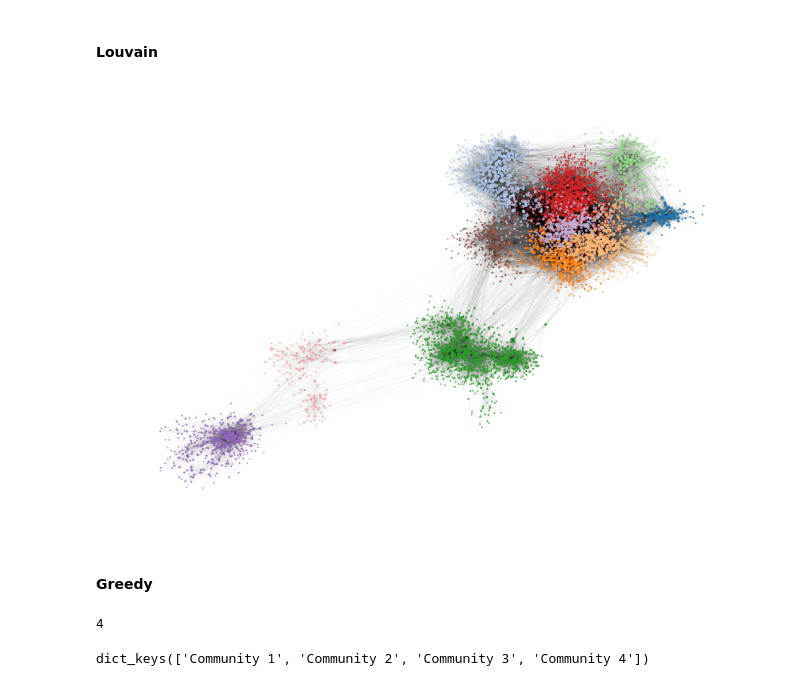
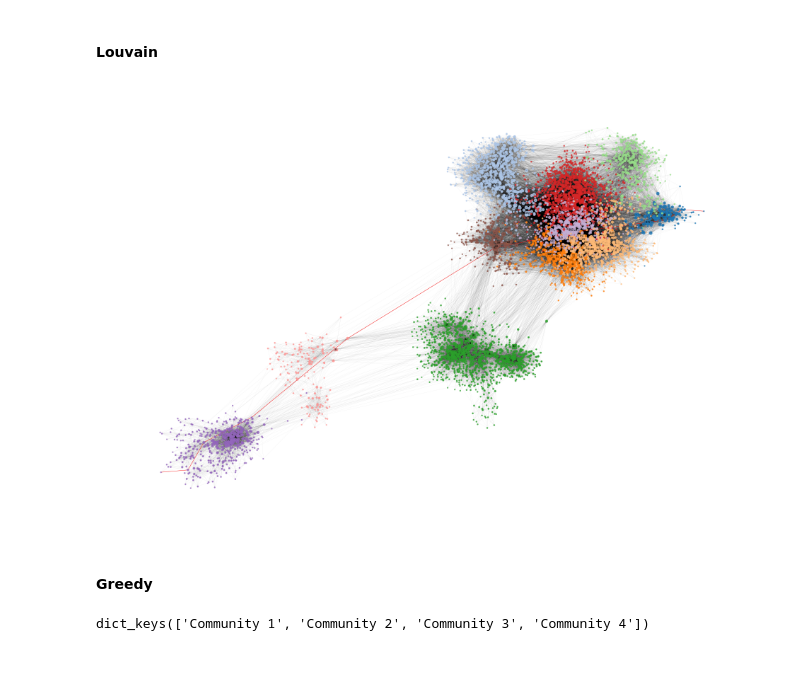
Before and after one commit to mateocarpio/Uncovering-Organizational-Structures-Through-Facebook-Friendship-Networks, a Jupyter notebook: Analizer.ipynb, the cells around one changed output. Cells and saved outputs as stored; diff of their text form; code cells hidden in the pictures.

```diff
--- a/Analizer.ipynb
+++ b/Analizer.ipynb
@@ -908,24 +785,0 @@ plt.show()
-# %%
-# Fit distributions
-k_values_fit = np.linspace(min(k_values), max(k_values), 100)  # Fit range
-
-
-# Power-law fit
-alpha, loc, scale = stats.powerlaw.fit(n_k, floc=0)
-powerlaw_cdf = stats.powerlaw.cdf(k_values_fit, alpha, loc=loc, scale=scale)
-
-# Exponential fit
-lambda_exp = stats.expon.fit(n_k, floc=0)
-exponential_cdf = stats.expon.cdf(k_values_fit, *lambda_exp)
-
-# Log-normal fit
-shape, loc, scale = stats.lognorm.fit(n_k, floc=0)
-lognormal_cdf = stats.lognorm.cdf(k_values_fit, shape, loc=loc, scale=scale)
-
-# Gaussian (Normal) fit
-mu_gaussian, sigma_gaussian = np.mean(n_k), np.std(n_k)
-gaussian_cdf = stats.norm.cdf(k_values_fit, loc=mu_gaussian, scale=sigma_gaussian)
-
-# Weibull fit
-shape_w, loc_w, scale_w = stats.weibull_min.fit(n_k, floc=0)
-weibull_cdf = stats.weibull_min.cdf(k_values_fit, shape_w, loc=loc_w, scale=scale_w)
@@ -1905,30 +1565,36 @@ pos2 = get_community_layout(G, communities_louvain,pos1)
 # %%
 # Drawing
 plt.figure(figsize=(12, 8))
 # pos = nx.spring_layout(G, seed=42)
 # nx.draw_networkx_nodes(G, pos1, node_color=node_colors, node_size=node_sizes, alpha=0.8)
 
 # Draw nodes with different shapes
 for shape in set(node_shapes.values()):
     nodes_to_draw = [node for node in G.nodes() if node_shapes[node] == shape]
     nx.draw_networkx_nodes(
         G, pos1, nodelist=nodes_to_draw,
         node_color=[node_colors[i] for i in nodes_to_draw],  # Keep original colors
         node_size=[node_sizes[i] for i in nodes_to_draw],  # Keep original sizes
         alpha=0.75,
         node_shape=shape  # Apply different shapes
     )
 labels = {node: str(node) for node in top_50_nodes if node in G.nodes}
 nx.draw_networkx_labels(G, pos1, labels=labels, font_size=2, font_color='black')
 
 nx.draw_networkx_edges(G, pos1, alpha=0.4, width=0.025)
+edges_in_diameter = [(diameter_path[i], diameter_path[i+1]) for i in range(len(diameter_path)-1)]
+nx.draw_networkx_edges(G, pos1, edgelist=edges_in_diameter, edge_color='red', width=.3)
+
 plt.axis("off")
+
+# Highlight the diameter path in red
+
 # plt.title("Network Visualization with Louvain Communities", fontsize=16)
 plt.savefig("figures/louvain_network_visualization.png", bbox_inches="tight", pad_inches=0.1, dpi=500)
 
 plt.show()
 # %% [output]
-[figure, old version]
+[figure, new version]
 # %% [markdown]
 #### Greedy
 # %%
@@ -1939,10 +1605,6 @@ def get_community_colors(G, communities):
         for node in community_group:
             node_color_map[node] = colors[idx % len(colors)]
     return [node_color_map.get(node, "gray") for node in G.nodes()]  # Default to gray if missing
-# %%
-len(communities_greedy)
-# %% [output]
-4
 # %%
 node_colors = get_community_colors(G, communities_greedy)
 # %%
```
Also changed, not shown: parts of 138 cells of this notebook, 1 other file.
